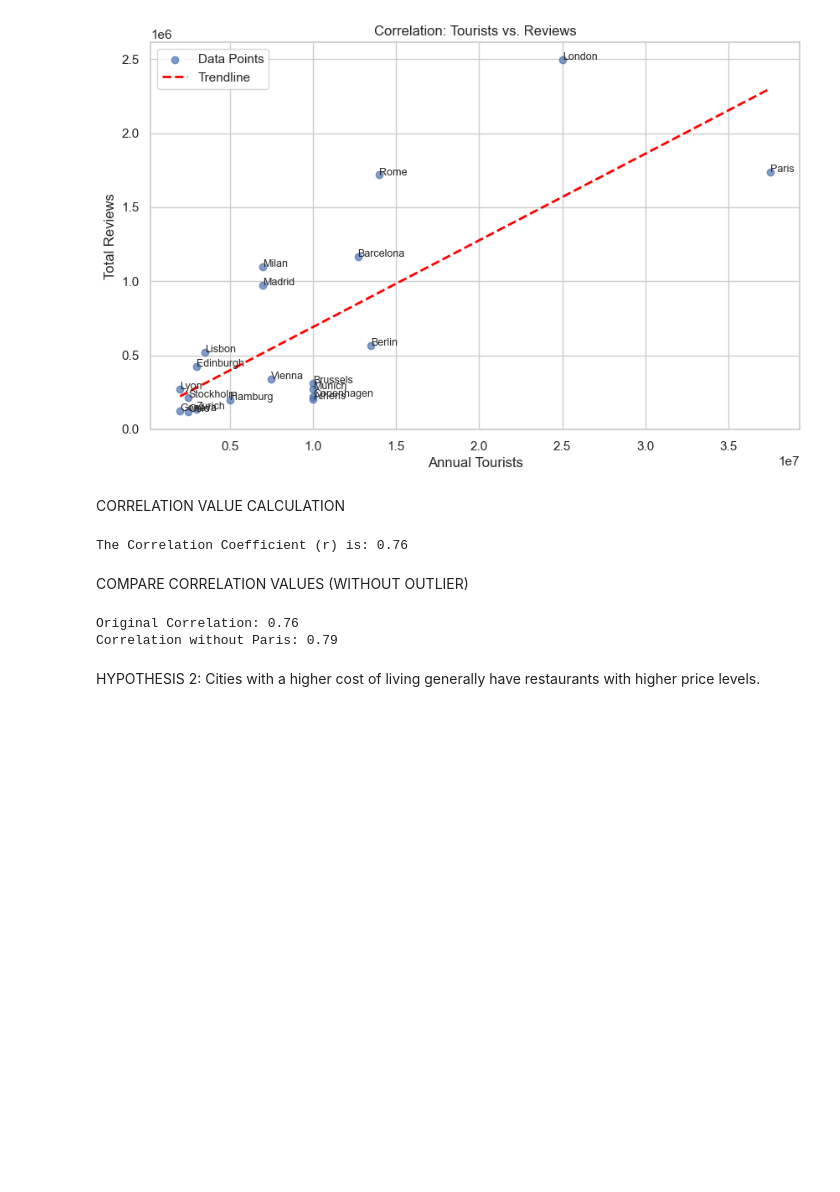
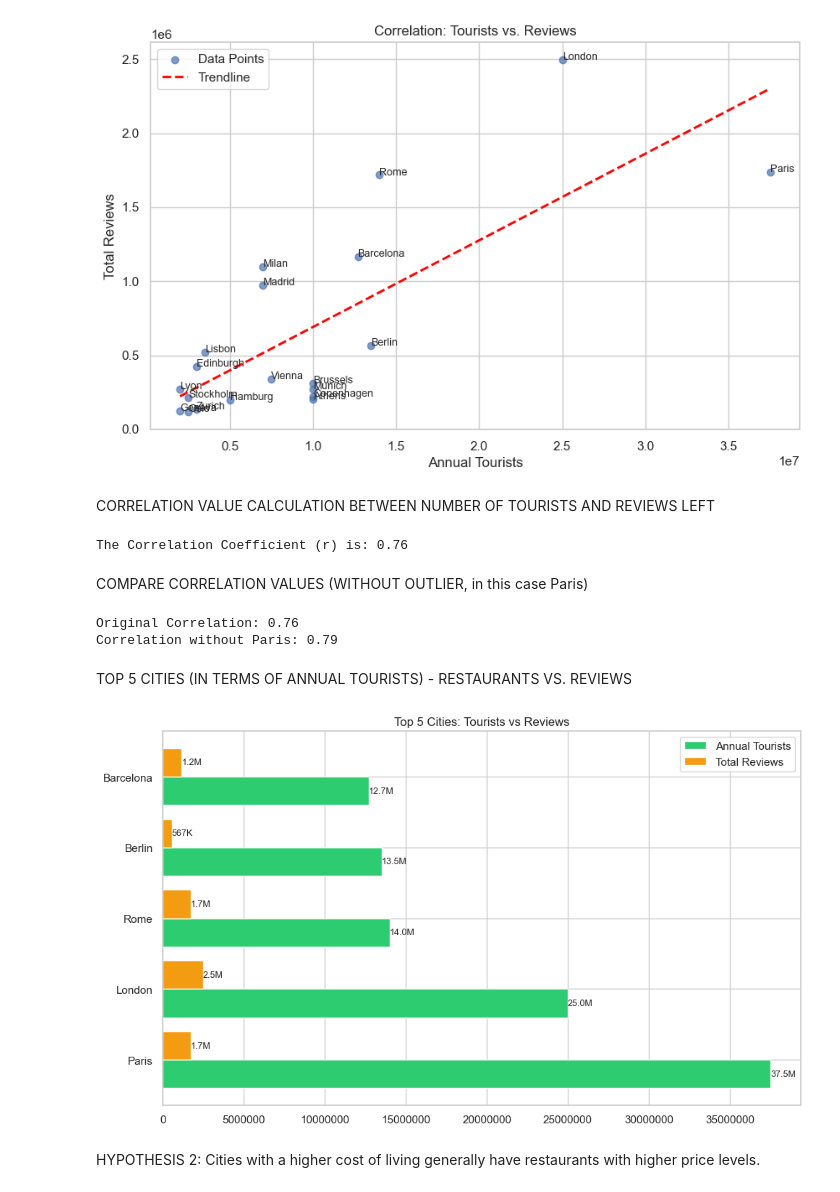
Before and after one commit to helenakrenzlin/city-destinations-sql-analysis, a Jupyter notebook: data-processing.ipynb, the cells around one changed output. Saved outputs shown, nothing was run; the diff lists cells and outputs as text; code cells hidden in the pictures; blank space fills up the shorter version.

```diff
--- a/data-processing.ipynb
+++ b/data-processing.ipynb
@@ -265,14 +265,14 @@ plt.show()
 # %% [output]
 [figure]
 # %% [markdown]
-CORRELATION VALUE CALCULATION
+CORRELATION VALUE CALCULATION BETWEEN NUMBER OF TOURISTS AND REVIEWS LEFT
 # %%
 correlation = destinations_all_df["annual_tourists"].corr(destinations_all_df["total_reviews"])
 print(f"The Correlation Coefficient (r) is: {correlation:.2f}")
 # %% [output]
 The Correlation Coefficient (r) is: 0.76
 # %% [markdown]
-COMPARE CORRELATION VALUES (WITHOUT OUTLIER)
+COMPARE CORRELATION VALUES (WITHOUT OUTLIER, in this case Paris)
 # %%
 # Create a new version of your data without Paris
 no_paris_2_df = destinations_all_df[destinations_all_df["city"] != "Paris"]
@@ -285,6 +285,67 @@ print(f"Correlation without Paris: {new_2_corr:.2f}")
 # %% [output]
 Original Correlation: 0.76
 Correlation without Paris: 0.79
+# %% [markdown]
+TOP 5 CITIES (IN TERMS OF ANNUAL TOURISTS) - RESTAURANTS VS. REVIEWS
+# %%
+
+import matplotlib.pyplot as plt
+import numpy as np
+from matplotlib.ticker import FuncFormatter
+
+top5 = destinations_df.sort_values("annual_tourists", ascending=False).head(5)
+
+def format_millions(x):
+    if x >= 1_000_000:
+        return f"{x/1_000_000:.1f}M"
+    elif x >= 1_000:
+        return f"{x/1_000:.0f}K"
+    return str(int(x))
+
+y = np.arange(len(top5))
+height = 0.4
+
+plt.figure(figsize=(10,6))
+
+bars1 = plt.barh(
+    y - height/2,
+    top5["annual_tourists"],
+    height,
+    label="Annual Tourists",
+    color="#2ecc71"
+)
+
+bars2 = plt.barh(
+    y + height/2,
+    top5["total_reviews"],
+    height,
+    label="Total Reviews",
+    color="#f39c12"
+)
+
+# Remove scientific notation (the "1e7" / "le7" issue)
+plt.ticklabel_format(style='plain', axis='x')
+
+# Add values on bars
+for bars in [bars1, bars2]:
+    for bar in bars:
+        width = bar.get_width()
+        plt.text(
+            width,
+            bar.get_y() + bar.get_height()/2,
+            format_millions(width),
+            va='center',
+            fontsize=9
+        )
+
+plt.yticks(y, top5["city"])
+plt.title("Top 5 Cities: Tourists vs Reviews")
+plt.legend()
+plt.tight_layout()
+
+plt.show()
+# %% [output]
+[figure, added]
 # %% [markdown]
 HYPOTHESIS 2: Cities with a higher cost of living generally have restaurants with higher price levels.
 # %%
```
Also changed, not shown: parts of 13 cells of this notebook, 23 other files.
